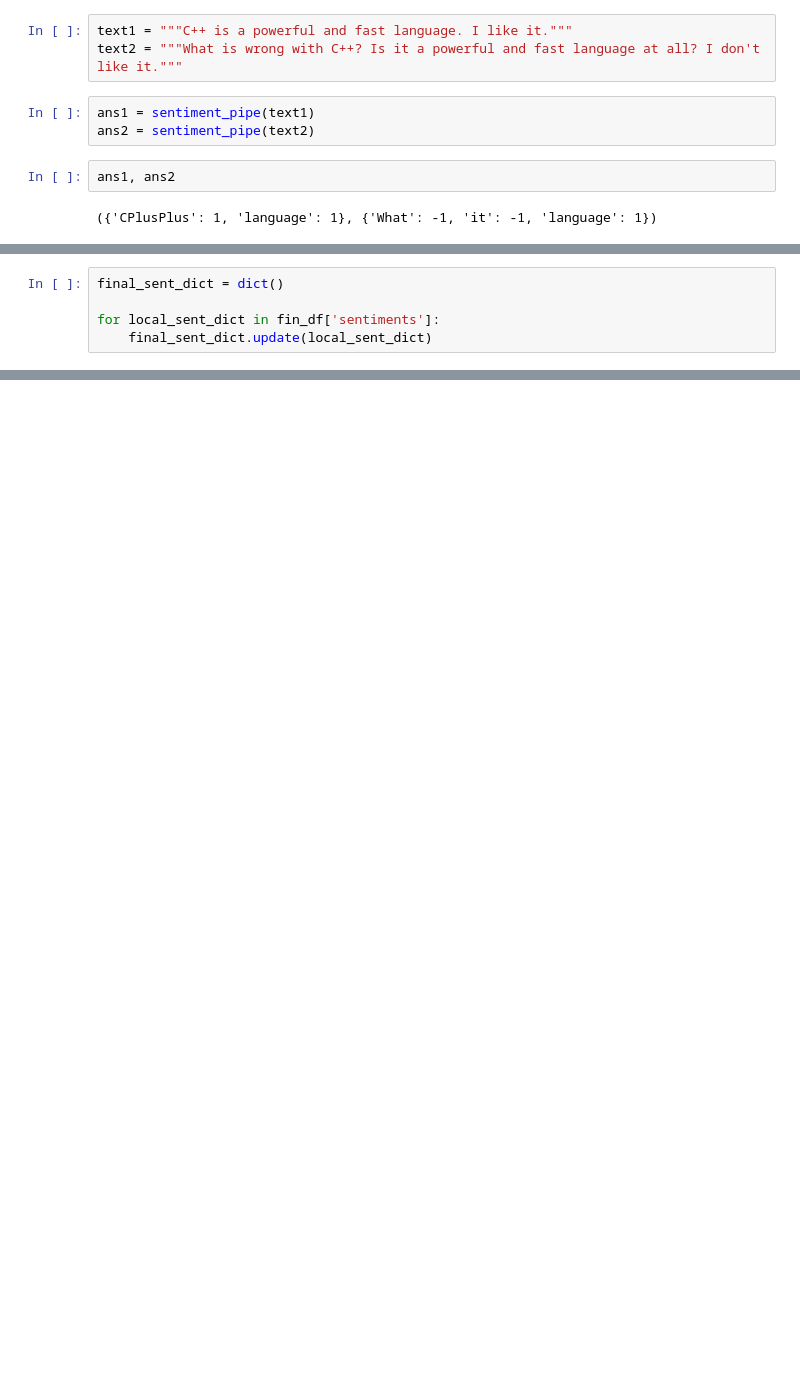
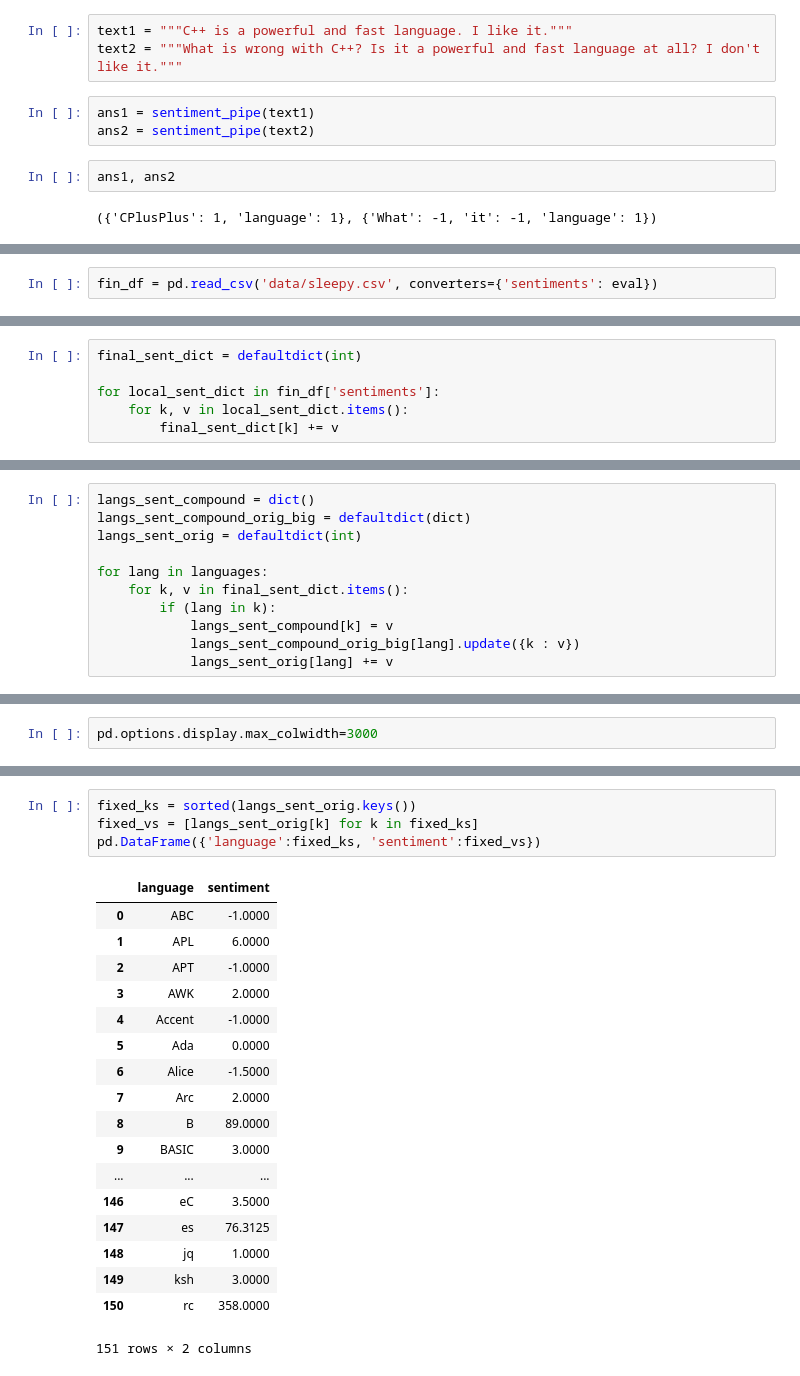
Before and after one commit to yungyong/coursework-HSE-2019, a Jupyter notebook: Hacker_News_simple_sentiment_analysis.ipynb, the cells around one changed output, grey strips where cells are left out. Cells and saved outputs as stored; diff of their text form; blank space fills up the shorter version.

Commit message:
sentiment ipynb draft version

```diff
--- a/Hacker_News_simple_sentiment_analysis.ipynb
+++ b/Hacker_News_simple_sentiment_analysis.ipynb
@@ -254,0 +260,2 @@ fin_df['sentiments'] = fin_df['full_text'].apply(lambda x:  sentiment_pipe(x))
+# %%
+fin_df = pd.read_csv('data/sleepy.csv', converters={'sentiments': eval})
@@ -255,5 +266,6 @@ fin_df['sentiments'] = fin_df['full_text'].apply(lambda x:  sentiment_pipe(x))
 # %%
-final_sent_dict = dict()
+final_sent_dict = defaultdict(int)
 
 for local_sent_dict in fin_df['sentiments']:
-    final_sent_dict.update(local_sent_dict)
+    for k, v in local_sent_dict.items():
+        final_sent_dict[k] += v
@@ -259,0 +274,11 @@ for local_sent_dict in fin_df['sentiments']:
+# %%
+langs_sent_compound = dict()
+langs_sent_compound_orig_big = defaultdict(dict)
+langs_sent_orig = defaultdict(int)
+
+for lang in languages:
+    for k, v in final_sent_dict.items():
+        if (lang in k):
+            langs_sent_compound[k] = v
+            langs_sent_compound_orig_big[lang].update({k : v})
+            langs_sent_orig[lang] += v
@@ -259,0 +338,2 @@ for local_sent_dict in fin_df['sentiments']:
+# %%
+pd.options.display.max_colwidth=3000
@@ -259,0 +365,23 @@ for local_sent_dict in fin_df['sentiments']:
+# %%
+fixed_ks = sorted(langs_sent_orig.keys())
+fixed_vs = [langs_sent_orig[k] for k in fixed_ks]
+pd.DataFrame({'language':fixed_ks, 'sentiment':fixed_vs})
+# %% [output]
+|  | language | sentiment |
+| 0 | ABC | -1.0000 |
+| 1 | APL | 6.0000 |
+| 2 | APT | -1.0000 |
+| 3 | AWK | 2.0000 |
+| 4 | Accent | -1.0000 |
+| 5 | Ada | 0.0000 |
+| 6 | Alice | -1.5000 |
+| 7 | Arc | 2.0000 |
+| 8 | B | 89.0000 |
+| 9 | BASIC | 3.0000 |
+| ... | ... | ... |
+| 146 | eC | 3.5000 |
+| 147 | es | 76.3125 |
+| 148 | jq | 1.0000 |
+| 149 | ksh | 3.0000 |
+| 150 | rc | 358.0000 |
+151 rows × 2 columns
```
Also changed, not shown: parts of 19 cells of this notebook.
